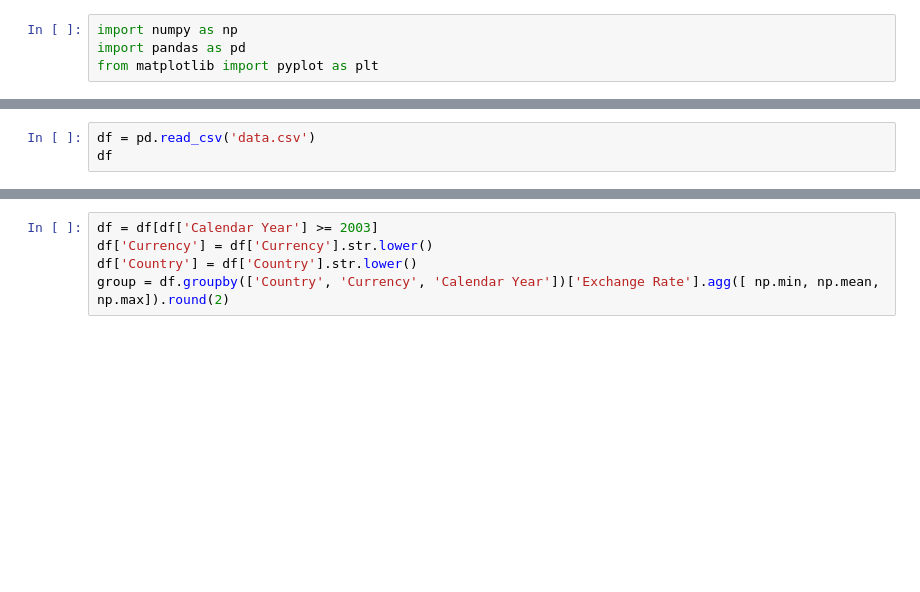
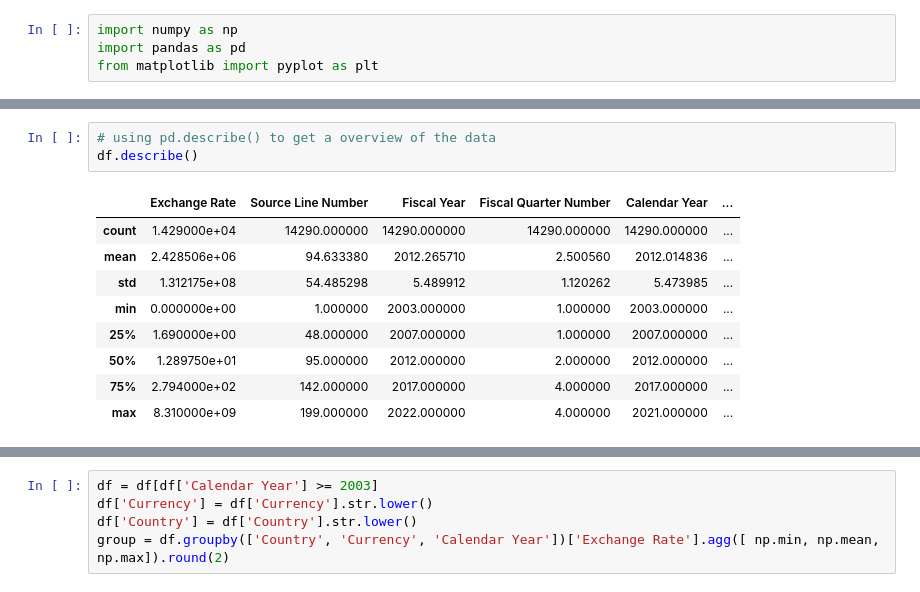
Before and after one commit to bishal-baral/cs103a-cpa01, a Jupyter notebook: cpa01.ipynb, the cells around one changed output, grey strips where cells are left out. Saved outputs shown, nothing was run; the diff lists cells and outputs as text; blank space fills up the shorter version.

```diff
--- a/cpa01.ipynb
+++ b/cpa01.ipynb
@@ -17,3 +58,13 @@ from matplotlib import pyplot as plt
 # %%
-df = pd.read_csv('data.csv')
-df
+# using pd.describe() to get a overview of the data
+df.describe()
+# %% [output]
+|  | Exchange Rate | Source Line Number | Fiscal Year | Fiscal Quarter Number | Calendar Year | ... |
+| count | 1.429000e+04 | 14290.000000 | 14290.000000 | 14290.000000 | 14290.000000 | ... |
+| mean | 2.428506e+06 | 94.633380 | 2012.265710 | 2.500560 | 2012.014836 | ... |
+| std | 1.312175e+08 | 54.485298 | 5.489912 | 1.120262 | 5.473985 | ... |
+| min | 0.000000e+00 | 1.000000 | 2003.000000 | 1.000000 | 2003.000000 | ... |
+| 25% | 1.690000e+00 | 48.000000 | 2007.000000 | 1.000000 | 2007.000000 | ... |
+| 50% | 1.289750e+01 | 95.000000 | 2012.000000 | 2.000000 | 2012.000000 | ... |
+| 75% | 2.794000e+02 | 142.000000 | 2017.000000 | 4.000000 | 2017.000000 | ... |
+| max | 8.310000e+09 | 199.000000 | 2022.000000 | 4.000000 | 2021.000000 | ... |
```
Also changed, not shown: parts of 10 cells of this notebook.
